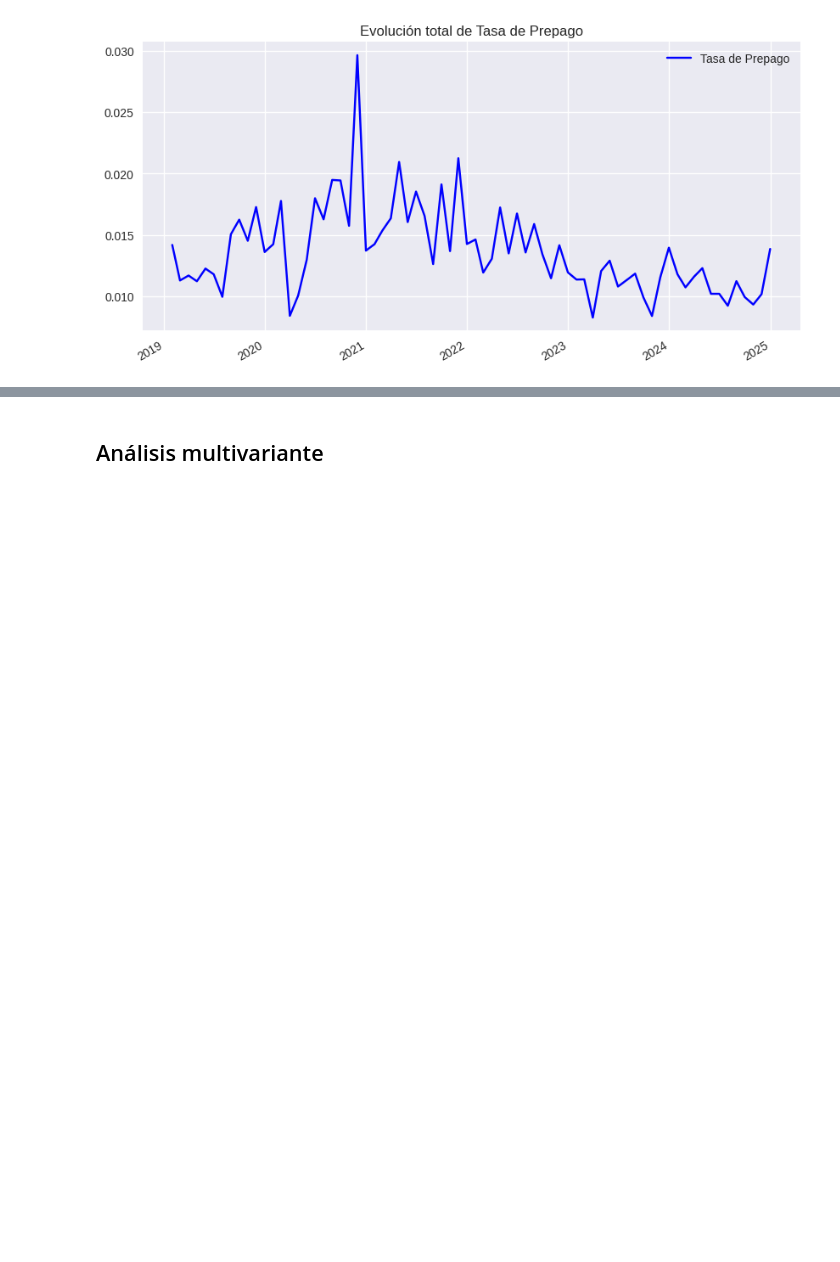
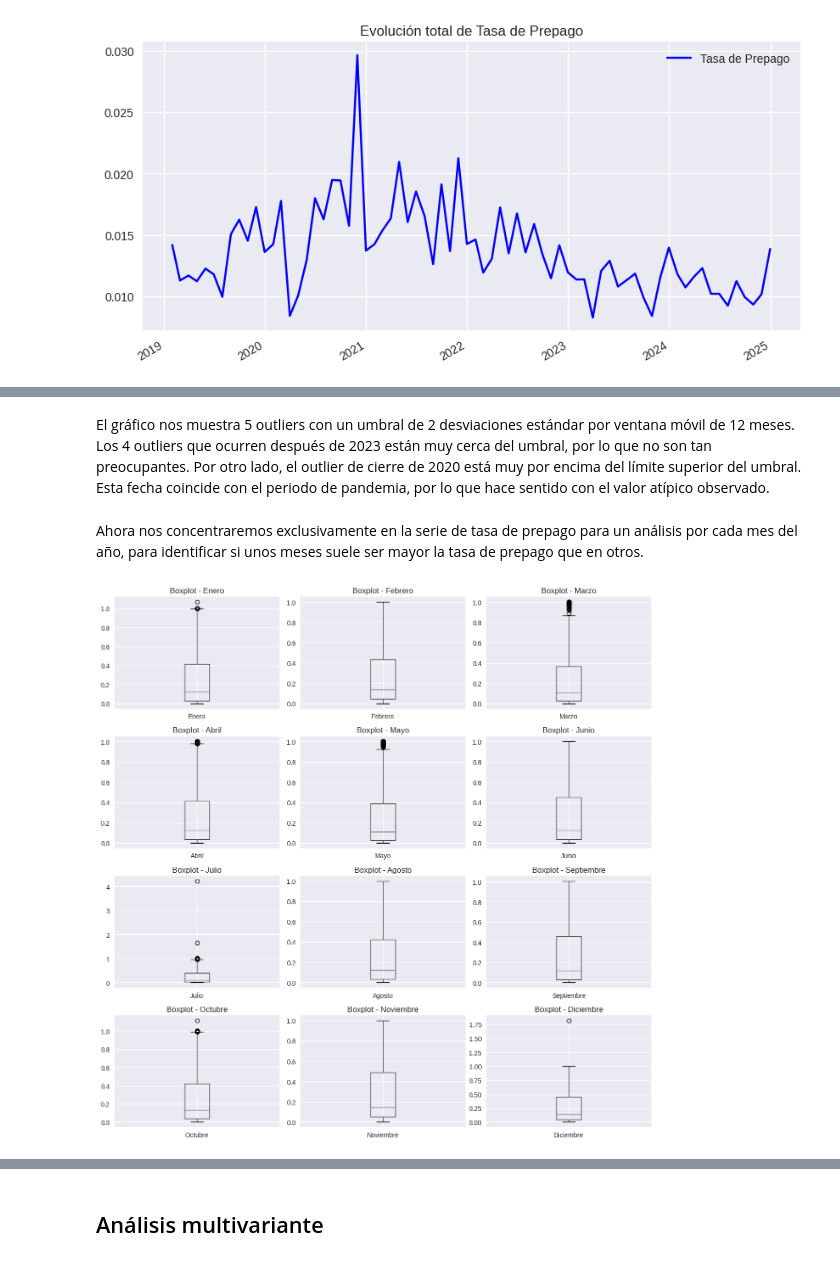
Before and after one commit to anavelaMNA/ProyectoIntegrador, a Jupyter notebook: Avance1_Equipo50.ipynb, the cells around one changed output, grey strips where cells are left out. Saved outputs shown, nothing was run; the diff lists cells and outputs as text; code cells hidden in the pictures; blank space fills up the shorter version.

```diff
--- a/Avance1_Equipo50.ipynb
+++ b/Avance1_Equipo50.ipynb
@@ -356,0 +428,4 @@ plt.show()
+# %% [markdown]
+El gráfico nos muestra 5 outliers con un umbral de 2 desviaciones estándar por ventana móvil de 12 meses. Los 4 outliers que ocurren después de 2023 están muy cerca del umbral, por lo que no son tan preocupantes. Por otro lado, el outlier de cierre de 2020 está muy por encima del límite superior del umbral. Esta fecha coincide con el periodo de pandemia, por lo que hace sentido con el valor atípico observado.
+# %% [markdown]
+Ahora nos concentraremos exclusivamente en la serie de tasa de prepago para un análisis por cada mes del año, para identificar si unos meses suele ser mayor la tasa de prepago que en otros.
@@ -356,0 +478,17 @@ plt.show()
+# %%
+meses_col = meses.columns
+
+fig, axes = plt.subplots(4, 3, figsize=(12, 12))
+axes = axes.flatten()
+
+# Generar un boxplot por variable
+for i, var in enumerate(meses_col):
+
+    aux = meses[meses[var] > 0]
+    aux.boxplot(column=var, ax=axes[i])
+    axes[i].set_title(f"Boxplot - {var}")
+
+plt.tight_layout()
+plt.show()
+# %% [output]
+[figure, added]
```
Also changed, not shown: parts of 11 cells of this notebook.
